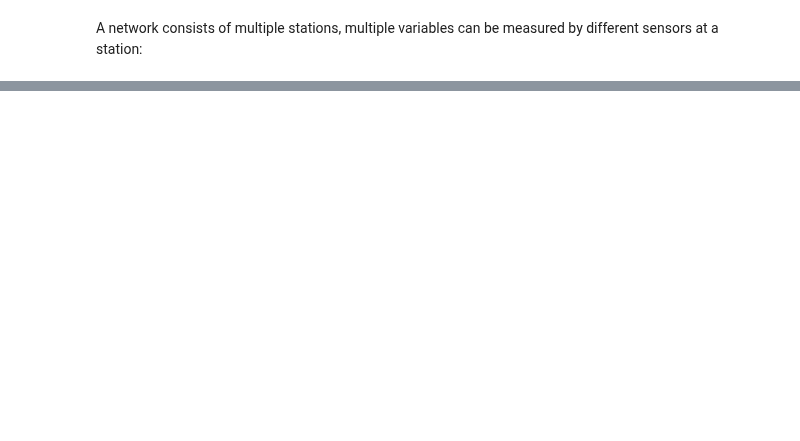
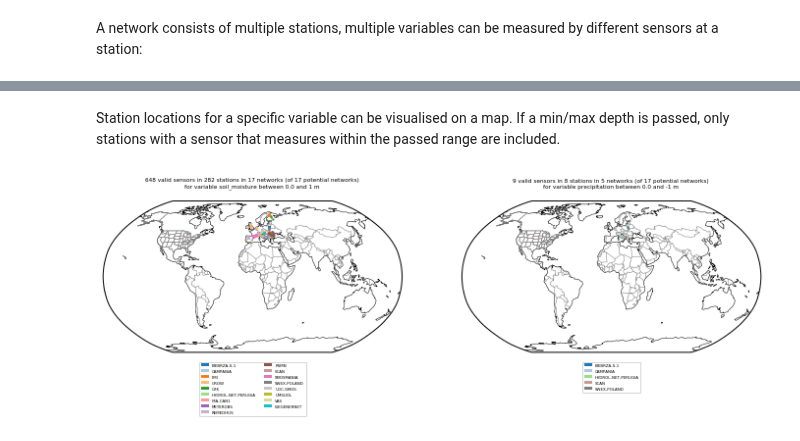
Before and after one commit to TUW-GEO/ismn, a Jupyter notebook: docs/read_and_plot_ismn_data/interface.ipynb, the cells around one changed output, grey strips where cells are left out. Cells and saved outputs as stored; diff of their text form; code cells hidden in the pictures; blank space fills up the shorter version.

```diff
--- a/docs/read_and_plot_ismn_data/interface.ipynb
+++ b/docs/read_and_plot_ismn_data/interface.ipynb
@@ -6,10 +6,11 @@ The class for reading is called `IsmnNetworks`. It provides functions to access
 # %%
 from ismn.interface import ISMN_Interface
 
-import numpy as np
 import matplotlib.pyplot as plt
 %matplotlib inline
 
 # Enter the path to your ISMN data
-path_to_ismn_data = r"D:\data-read\ISMN\global_20191024"
+path_to_ismn_data = "/home/wolfgang/data-read/ismn/Data_separate_files_20090804_20201212/"
+
+ismn_data = ISMN_Interface(path_to_ismn_data)
 # %% [markdown]
@@ -72,0 +95,13 @@ Accessing sensors at a station works similar to accessing stations in a network:
+# %% [markdown]
+Station locations for a specific variable can be visualised on a map. If a min/max depth is passed, only stations with a sensor that measures within the passed range are included.
+# %%
+import cartopy.crs as ccrs
+
+#plot available station on a map
+fig, axs = plt.subplots(1, 2, figsize=(12,6), subplot_kw={'projection': ccrs.Robinson()})
+ismn_data.plot_station_locations('soil_moisture', min_depth=0., max_depth=1, ax=axs[0])
+ismn_data.plot_station_locations('precipitation', min_depth=0., max_depth=-1, ax=axs[1])
+
+plt.show()
+# %% [output]
+[figure, added]
```
Also changed, not shown: parts of 20 cells of this notebook, 2 other files.
